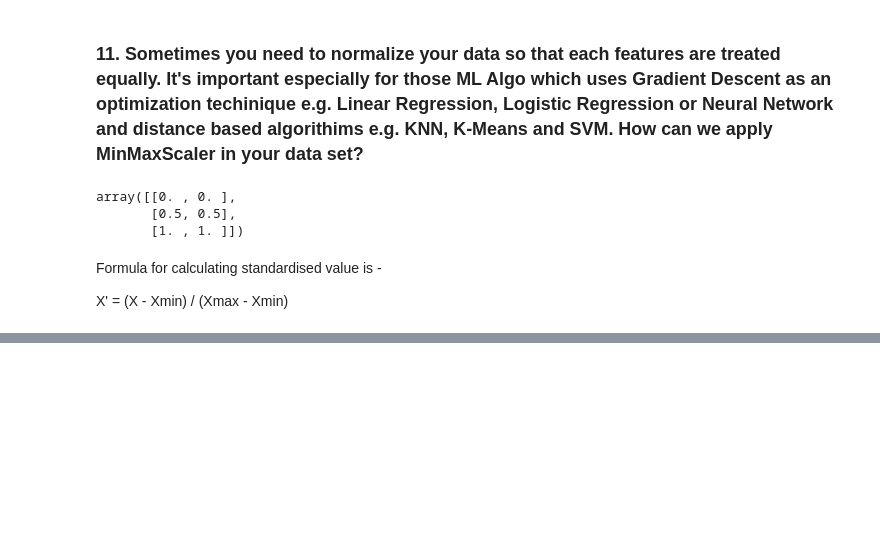
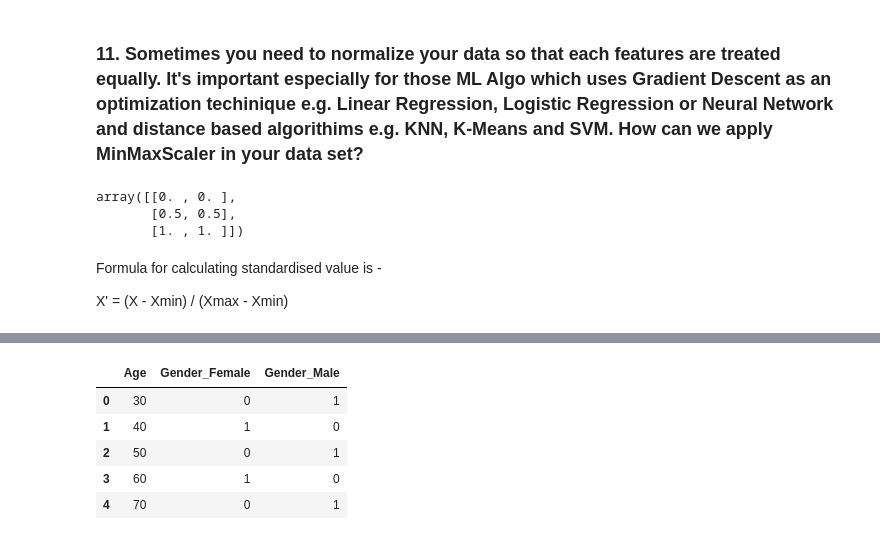
Before and after one commit to santoshjoshigithub/python, a Jupyter notebook: pandas/fundamentals_of_pandas.ipynb, the cells around one changed output, grey strips where cells are left out. Saved outputs shown, nothing was run; the diff lists cells and outputs as text; code cells hidden in the pictures; blank space fills up the shorter version.

```diff
--- a/pandas/fundamentals_of_pandas.ipynb
+++ b/pandas/fundamentals_of_pandas.ipynb
@@ -202,0 +254,4 @@ X' = (X - Xmin) / (Xmax - Xmin)
+# %%
+dict = {'Gender' : ['Male', 'Female', 'Male', 'Female', 'Male'], 'Age' : [30, 40, 50, 60, 70]}
+df = pd.DataFrame(dict)
+df
@@ -202,0 +265,10 @@ X' = (X - Xmin) / (Xmax - Xmin)
+# %%
+ohe = pd.get_dummies(df)
+ohe
+# %% [output]
+|  | Age | Gender_Female | Gender_Male |
+| 0 | 30 | 0 | 1 |
+| 1 | 40 | 1 | 0 |
+| 2 | 50 | 0 | 1 |
+| 3 | 60 | 1 | 0 |
+| 4 | 70 | 0 | 1 |
```
Also changed, not shown: parts of 6 cells of this notebook.
